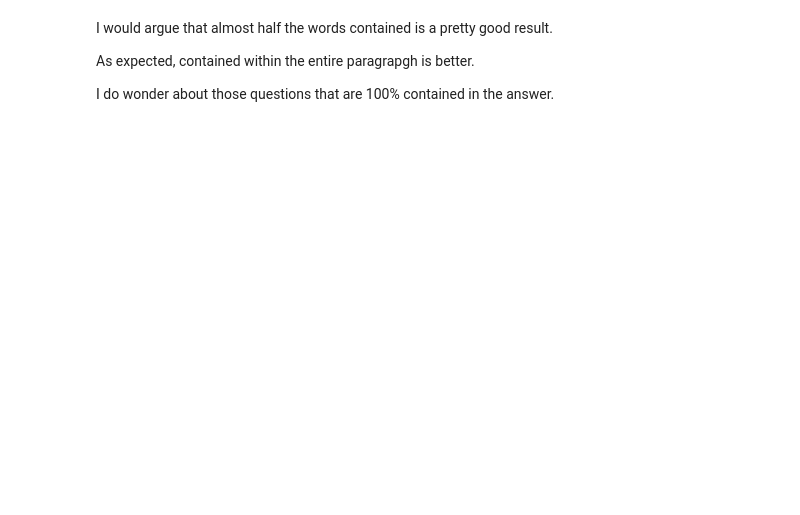
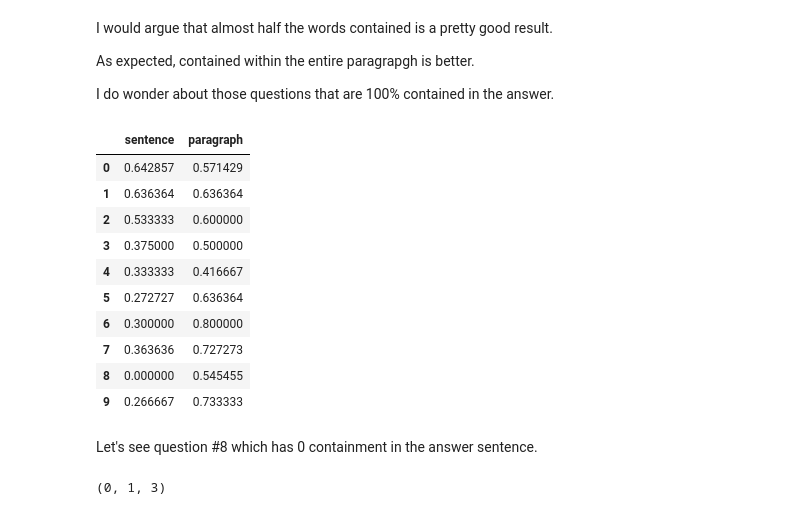
Before and after one commit to KristiyanVachev/Question-Generation, a Jupyter notebook: 01. Data Exploration/SQuADv1.ipynb, the cells around one changed output. Cells and saved outputs as stored; diff of their text form; code cells hidden in the pictures; blank space fills up the shorter version.

Commit message:
Analyzed questions

```diff
--- a/01. Data Exploration/SQuADv1.ipynb
+++ b/01. Data Exploration/SQuADv1.ipynb
@@ -212,14 +207,24 @@ from IPython.core.debugger import set_trace
+# %%
+#Printint the percentage done
+def printPercentage(currentStep, maxStep):
+    stepSize = maxStep / 100
+
+    if (int(currentStep / stepSize) > ((currentStep - 1) / stepSize)):
+        clear_output()
+        print('{}%'.format(int(currentStep / stepSize)))
 # %%
 sentenceScore = []
 paragrapghScore = []
 
+#For each title
+titlesCount = len(df['data'])
+for titleId in range(titlesCount):
+    printPercentage(titleId, titlesCount)
 
-#For each title
-for titleId in range(len(df['data'])):
-    print(titleId)
     #For each paragraph
     for paragraphId in range(len(df['data'][titleId]['paragraphs'])):
         paragrapgh = df['data'][titleId]['paragraphs'][paragraphId]['context']
+
         #For each question
         for questionId in range(len(df['data'][titleId]['paragraphs'][paragraphId]['qas'])):
             question = df['data'][titleId]['paragraphs'][paragraphId]['qas'][questionId]['question']
@@ -256,0 +238,6 @@ DescribeResult(nobs=98169, minmax=(0.0, 1.0), mean=0.5821566303382768, variance=
+# %%
+sentenceScoreDf = pd.DataFrame(sentenceScore, columns=['sentence'])
+paragrapghScoreDf = pd.DataFrame(paragrapghScore, columns=['paragraph'])
+
+questionContainmentDf = pd.concat([sentenceScoreDf, paragrapghScoreDf], axis=1)
+questionContainmentDf.describe()
@@ -260,3 +257,17 @@ I would argue that almost half the words contained is a pretty good result.
 As expected, contained within the entire paragrapgh is better.
 
 I do wonder about those questions that are 100% contained in the answer.
+# %%
+questionContainmentDf.head(10)
+# %% [output]
+|  | sentence | paragraph |
+| 0 | 0.642857 | 0.571429 |
+| 1 | 0.636364 | 0.636364 |
+| 2 | 0.533333 | 0.600000 |
+| 3 | 0.375000 | 0.500000 |
+| 4 | 0.333333 | 0.416667 |
+| 5 | 0.272727 | 0.636364 |
+| 6 | 0.300000 | 0.800000 |
+| 7 | 0.363636 | 0.727273 |
+| 8 | 0.000000 | 0.545455 |
+| 9 | 0.266667 | 0.733333 |
@@ -262,0 +284,6 @@ I do wonder about those questions that are 100% contained in the answer.
+# %% [markdown]
+Let's see question #8 which has 0 containment in the answer sentence.
+# %%
+getQuestionAt(8)
+# %% [output]
+(0, 1, 3)
```
Also changed, not shown: parts of 29 cells of this notebook.
